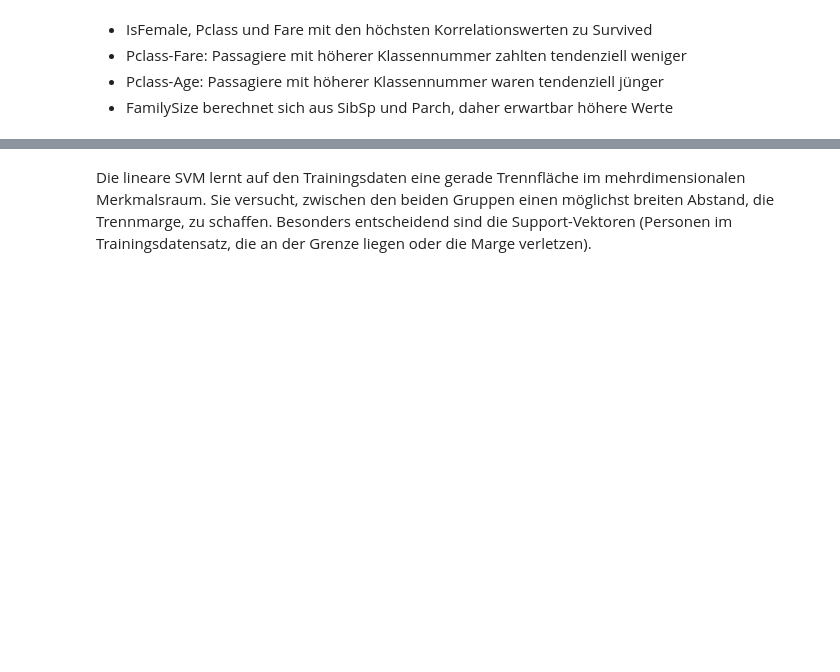
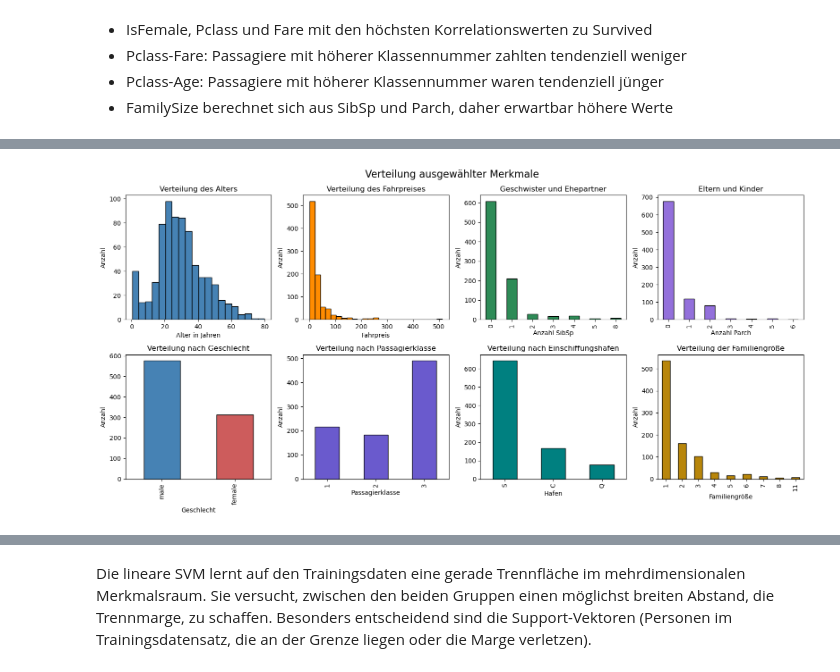
Before and after one commit to dhubmann/titanic, a Jupyter notebook: titanic.ipynb, the cells around one changed output, grey strips where cells are left out. Cells and saved outputs as stored; diff of their text form; code cells hidden in the pictures; blank space fills up the shorter version.

```diff
--- a/titanic.ipynb
+++ b/titanic.ipynb
@@ -879,0 +1018,95 @@ plt.show()
+# %%
+# Verteilung wichtiger Merkmale
+
+fig, axes = plt.subplots(2, 4, figsize=(16, 8))
+
+# Numerische Merkmale: Histogramme
+axes[0, 0].hist(
+    train_data["Age"].dropna(),
+    bins=20,
+    color="steelblue",
+    edgecolor="black"
+)
+axes[0, 0].set_title("Verteilung des Alters")
+axes[0, 0].set_xlabel("Alter in Jahren")
+axes[0, 0].set_ylabel("Anzahl")
+
+axes[0, 1].hist(
+    train_data["Fare"].dropna(),
+    bins=25,
+    color="darkorange",
+    edgecolor="black"
+)
+axes[0, 1].set_title("Verteilung des Fahrpreises")
+axes[0, 1].set_xlabel("Fahrpreis")
+axes[0, 1].set_ylabel("Anzahl")
+
+# Diskrete Merkmale: Balkendiagramme
+train_data["SibSp"].value_counts().sort_index().plot(
+    kind="bar",
+    ax=axes[0, 2],
+    color="seagreen",
+    edgecolor="black"
+)
+axes[0, 2].set_title("Geschwister und Ehepartner")
+axes[0, 2].set_xlabel("Anzahl SibSp")
+axes[0, 2].set_ylabel("Anzahl")
+
+train_data["Parch"].value_counts().sort_index().plot(
+    kind="bar",
+    ax=axes[0, 3],
+    color="mediumpurple",
+    edgecolor="black"
+)
+axes[0, 3].set_title("Eltern und Kinder")
+axes[0, 3].set_xlabel("Anzahl Parch")
+axes[0, 3].set_ylabel("Anzahl")
+
+train_data["Sex"].value_counts().plot(
+    kind="bar",
+    ax=axes[1, 0],
+    color=["steelblue", "indianred"],
+    edgecolor="black"
+)
+axes[1, 0].set_title("Verteilung nach Geschlecht")
+axes[1, 0].set_xlabel("Geschlecht")
+axes[1, 0].set_ylabel("Anzahl")
+
+train_data["Pclass"].value_counts().sort_index().plot(
+    kind="bar",
+    ax=axes[1, 1],
+    color="slateblue",
+    edgecolor="black"
+)
+axes[1, 1].set_title("Verteilung nach Passagierklasse")
+axes[1, 1].set_xlabel("Passagierklasse")
+axes[1, 1].set_ylabel("Anzahl")
+
+train_data["Embarked"].value_counts().plot(
+    kind="bar",
+    ax=axes[1, 2],
+    color="teal",
+    edgecolor="black"
+)
+axes[1, 2].set_title("Verteilung nach Einschiffungshafen")
+axes[1, 2].set_xlabel("Hafen")
+axes[1, 2].set_ylabel("Anzahl")
+
+# Familiengröße berechnen und darstellen
+family_size = train_data["SibSp"] + train_data["Parch"] + 1
+
+family_size.value_counts().sort_index().plot(
+    kind="bar",
+    ax=axes[1, 3],
+    color="darkgoldenrod",
+    edgecolor="black"
+)
+axes[1, 3].set_title("Verteilung der Familiengröße")
+axes[1, 3].set_xlabel("Familiengröße")
+axes[1, 3].set_ylabel("Anzahl")
+
+fig.suptitle("Verteilung ausgewählter Merkmale", fontsize=16)
+plt.tight_layout()
+plt.show()
+# %% [output]
+[figure, added]
```
Also changed, not shown: parts of 59 cells of this notebook.
